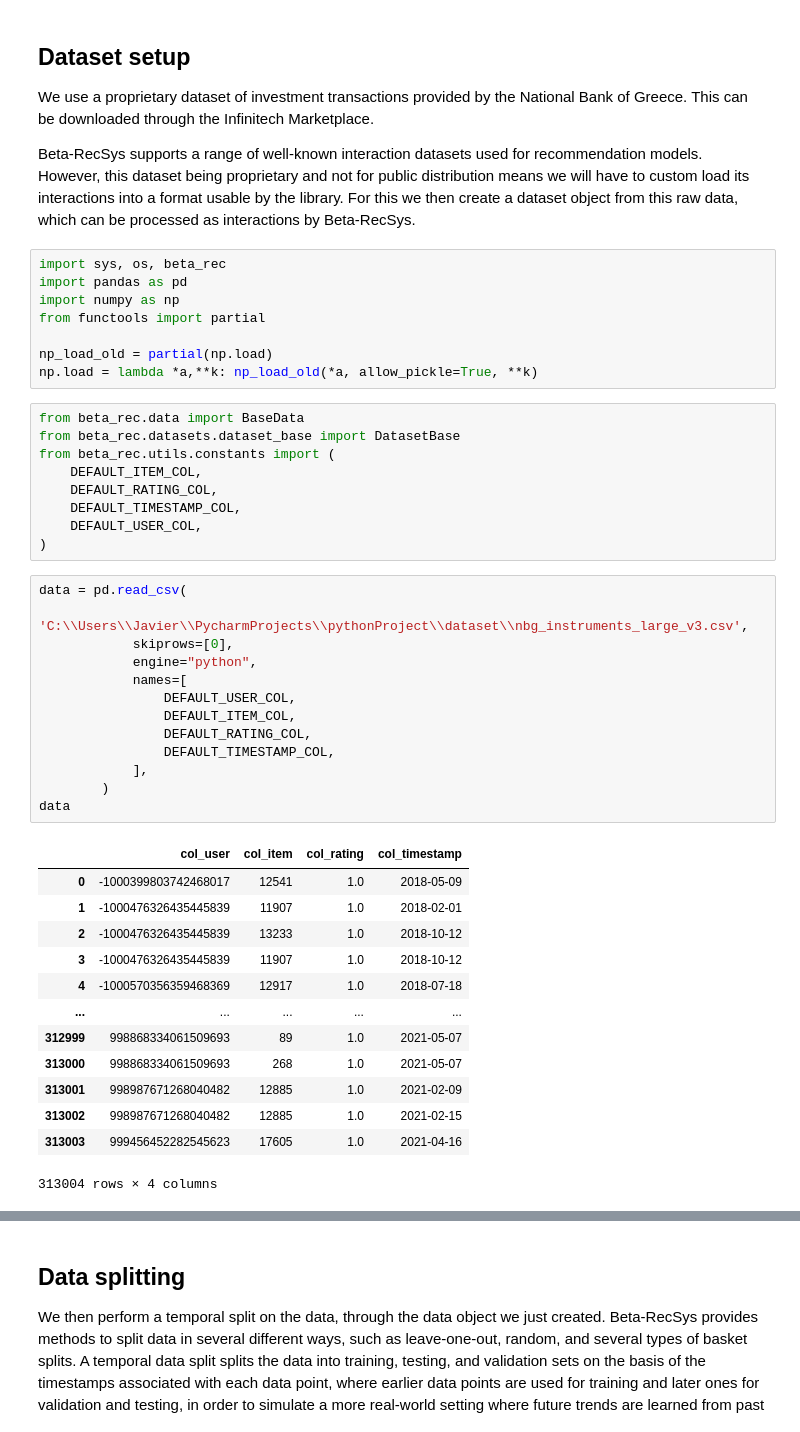
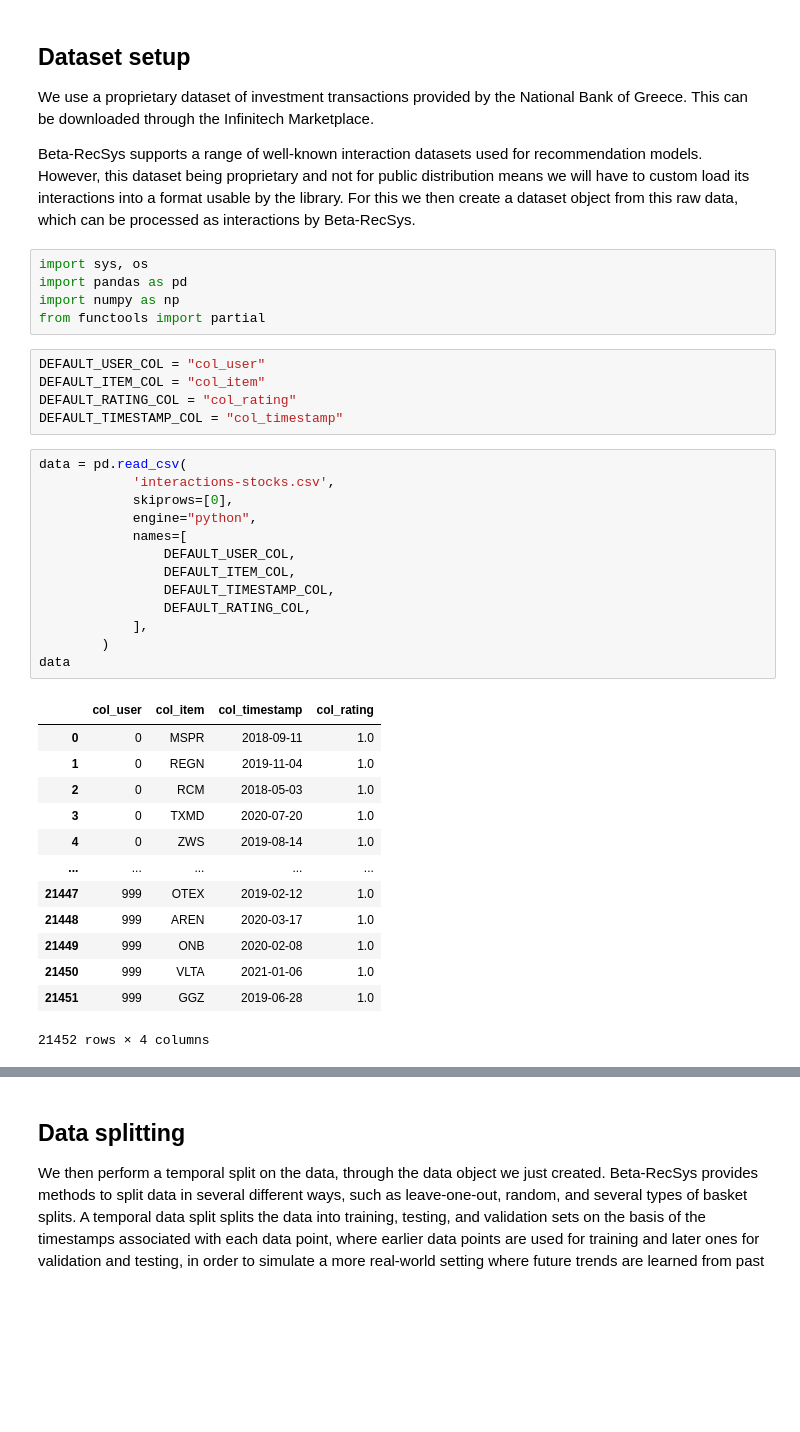
Before and after one commit to JavierSanzCruza/far-ai-workshop, a Jupyter notebook: CollaborativeFiltering.ipynb, the cells around one changed output, grey strips where cells are left out. Drawn from its saved outputs; the diff is of its cells as text; blank space fills up the shorter version.

```diff
--- a/CollaborativeFiltering.ipynb
+++ b/CollaborativeFiltering.ipynb
@@ -53,46 +13,39 @@ We use a proprietary dataset of investment transactions provided by the National
 
 Beta-RecSys supports a range of well-known interaction datasets used for recommendation models. However, this dataset being proprietary and not for public distribution means we will have to custom load its interactions into a format usable by the library. For this we then create a dataset object from this raw data, which can be processed as interactions by Beta-RecSys.
 # %%
-import sys, os, beta_rec
+import sys, os
 import pandas as pd
 import numpy as np
 from functools import partial
-
-np_load_old = partial(np.load)
-np.load = lambda *a,**k: np_load_old(*a, allow_pickle=True, **k)
-# %%
-from beta_rec.data import BaseData
-from beta_rec.datasets.dataset_base import DatasetBase
-from beta_rec.utils.constants import (
-    DEFAULT_ITEM_COL,
-    DEFAULT_RATING_COL,
-    DEFAULT_TIMESTAMP_COL,
-    DEFAULT_USER_COL,
-)
+# %%
+DEFAULT_USER_COL = "col_user"
+DEFAULT_ITEM_COL = "col_item"
+DEFAULT_RATING_COL = "col_rating"
+DEFAULT_TIMESTAMP_COL = "col_timestamp"
 # %%
 data = pd.read_csv(
-            'C:\\Users\\Javier\\PycharmProjects\\pythonProject\\dataset\\nbg_instruments_large_v3.csv',
+            'interactions-stocks.csv',
             skiprows=[0],
             engine="python",
             names=[
                 DEFAULT_USER_COL,
                 DEFAULT_ITEM_COL,
+                DEFAULT_TIMESTAMP_COL,
                 DEFAULT_RATING_COL,
-                DEFAULT_TIMESTAMP_COL,
             ],
         )
 data
 # %% [output]
-|  | col_user | col_item | col_rating | col_timestamp |
-| 0 | -1000399803742468017 | 12541 | 1.0 | 2018-05-09 |
-| 1 | -1000476326435445839 | 11907 | 1.0 | 2018-02-01 |
-| 2 | -1000476326435445839 | 13233 | 1.0 | 2018-10-12 |
-| 3 | -1000476326435445839 | 11907 | 1.0 | 2018-10-12 |
-| 4 | -1000570356359468369 | 12917 | 1.0 | 2018-07-18 |
+|  | col_user | col_item | col_timestamp | col_rating |
+| 0 | 0 | MSPR | 2018-09-11 | 1.0 |
+| 1 | 0 | REGN | 2019-11-04 | 1.0 |
+| 2 | 0 | RCM | 2018-05-03 | 1.0 |
+| 3 | 0 | TXMD | 2020-07-20 | 1.0 |
+| 4 | 0 | ZWS | 2019-08-14 | 1.0 |
 | ... | ... | ... | ... | ... |
-| 312999 | 998868334061509693 | 89 | 1.0 | 2021-05-07 |
-| 313000 | 998868334061509693 | 268 | 1.0 | 2021-05-07 |
-| 313001 | 998987671268040482 | 12885 | 1.0 | 2021-02-09 |
-| 313002 | 998987671268040482 | 12885 | 1.0 | 2021-02-15 |
-| 313003 | 999456452282545623 | 17605 | 1.0 | 2021-04-16 |
+| 21447 | 999 | OTEX | 2019-02-12 | 1.0 |
+| 21448 | 999 | AREN | 2020-03-17 | 1.0 |
+| 21449 | 999 | ONB | 2020-02-08 | 1.0 |
+| 21450 | 999 | VLTA | 2021-01-06 | 1.0 |
+| 21451 | 999 | GGZ | 2019-06-28 | 1.0 |
-313004 rows × 4 columns
+21452 rows × 4 columns
```
Also changed, not shown: parts of 23 cells of this notebook.
